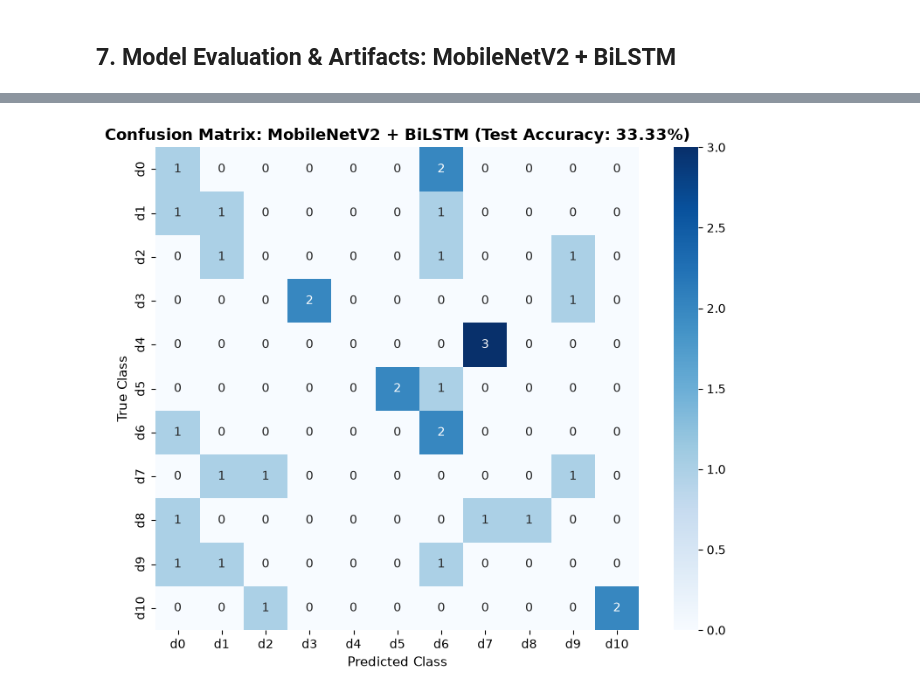
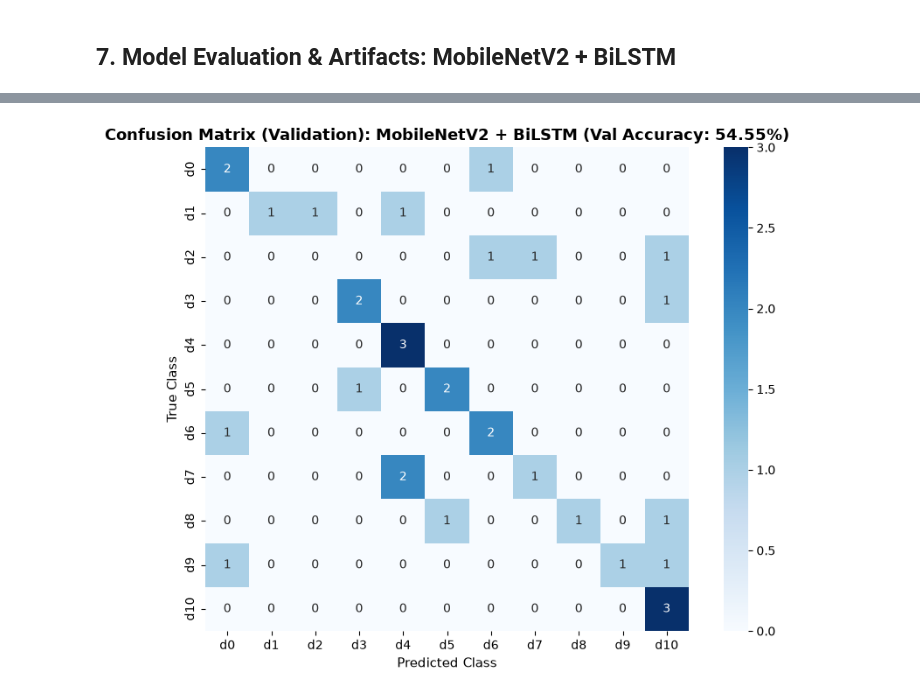
Before and after one commit to LegioN2004/tai-phake-lip-reading, a Jupyter notebook: notebooks/06_MobileNet_pretrained_phase1.ipynb, the cells around one changed output, grey strips where cells are left out. Drawn from its saved outputs; the diff is of its cells as text; code cells hidden in the pictures.

Commit message:
10% fine tuning test on mobilenet v2, 96x96 d type dataset letterboxed, BiLSTM

```diff
--- a/notebooks/06_MobileNet_pretrained_phase1.ipynb
+++ b/notebooks/06_MobileNet_pretrained_phase1.ipynb
@@ -89,9 +89,10 @@ STAGE1_PATIENCE = 8
 # Stage 2: fine-tuning
 STAGE2_LR = 1e-5
 STAGE2_MAX_EPOCHS = 25
+# STAGE2_MAX_EPOCHS = 40
 STAGE2_PATIENCE = 6
 
-FINE_TUNE_FRACTION = 0.20
+FINE_TUNE_FRACTION = 0.30
 
 DIGIT_CLASSES = [f"d{i}" for i in range(NUM_CLASSES)]
 CLASS_TO_ID = {d: i for i, d in enumerate(DIGIT_CLASSES)}
@@ -790,6 +791,24 @@ cm = confusion_matrix(y_test, test_preds, labels=list(range(NUM_CLASSES)))
 
 correct_count = int(np.sum(y_test == test_preds))
 incorrect_count = int(np.sum(y_test != test_preds))
+
+# 1b. Predictions on Validation Speakers & Validation Confusion Matrix
+print(f"\nEvaluating {m_name} + BiLSTM on {len(val_speakers)} Validation Speakers...")
+val_probs = model.predict(
+    X_val,
+    batch_size=BATCH_SIZE,
+    verbose=1
+)
+val_preds = np.argmax(val_probs, axis=1)
+
+val_acc = accuracy_score(y_val, val_preds)
+val_prec = precision_score(y_val, val_preds, average="macro", zero_division=0)
+val_rec = recall_score(y_val, val_preds, average="macro", zero_division=0)
+val_f1 = f1_score(y_val, val_preds, average="macro", zero_division=0)
+cm_val = confusion_matrix(y_val, val_preds, labels=list(range(NUM_CLASSES)))
+
+val_correct_count = int(np.sum(y_val == val_preds))
+val_incorrect_count = int(np.sum(y_val != val_preds))
 
 # 2. Combine Two-Stage Histories for Metrics and Plots
 combined_loss = history1.history["loss"] + history2.history["loss"]
@@ -819,10 +838,15 @@ best_val_acc = float(df_hist.loc[best_epoch - 1, "val_accuracy"])
 model.save(model_dir / "best_model.keras")
 print(f"Saved end-to-end model checkpoint to: {model_dir / 'best_model.keras'}")
 
-# Save classification report
+# Save classification report (Test)
 report_dict = classification_report(y_test, test_preds, target_names=DIGIT_CLASSES, output_dict=True, zero_division=0)
 df_report = pd.DataFrame(report_dict).transpose()
 df_report.to_csv(model_dir / "per_class_metrics.csv")
+
+# Save classification report (Validation)
+report_dict_val = classification_report(y_val, val_preds, target_names=DIGIT_CLASSES, output_dict=True, zero_division=0)
+df_report_val = pd.DataFrame(report_dict_val).transpose()
+df_report_val.to_csv(model_dir / "per_class_metrics_val.csv")
 
 # Model parameters
 total_params = int(model.count_params())
@@ -840,13 +864,20 @@ metrics_summary = {
     "best_epoch": best_epoch,
     "best_val_loss": round(best_val_loss, 4),
     "best_val_accuracy": round(best_val_acc, 4),
+    "val_eval_accuracy": round(val_acc, 4),
+    "val_eval_accuracy_pct": round(val_acc * 100, 2),
+    "val_macro_precision": round(val_prec, 4),
+    "val_macro_recall": round(val_rec, 4),
+    "val_macro_f1": round(val_f1, 4),
     "test_accuracy": round(test_acc, 4),
     "test_accuracy_pct": round(test_acc * 100, 2),
     "test_macro_precision": round(test_prec, 4),
     "test_macro_recall": round(test_rec, 4),
     "test_macro_f1": round(test_f1, 4),
     "correct_test_predictions": correct_count,
-    "incorrect_test_predictions": incorrect_count
+    "incorrect_test_predictions": incorrect_count,
+    "correct_val_predictions": val_correct_count,
+    "incorrect_val_predictions": val_incorrect_count
 }
 with open(model_dir / "metrics.json", "w") as f:
     json.dump(metrics_summary, f, indent=2)
@@ -867,9 +898,28 @@ for c_idx, d_name in enumerate(DIGIT_CLASSES):
     df_test_preds[f"prob_{d_name}"] = test_probs[:, c_idx]
 df_test_preds.to_csv(model_dir / "test_predictions.csv", index=False)
 
-# Save Confusion Matrix CSV
+# Save Predictions for every validation utterance
+df_val_meta = df_manifest[df_manifest["split"] == "val"].copy().reset_index(drop=True)
+df_val_preds = pd.DataFrame({
+    "speaker": df_val_meta["speaker"],
+    "true_digit": df_val_meta["digit"],
+    "true_digit_id": y_val,
+    "pred_digit_id": val_preds,
+    "pred_digit": [ID_TO_CLASS[p] for p in val_preds],
+    "is_correct": (y_val == val_preds),
+    "confidence": np.max(val_probs, axis=1)
+})
+for c_idx, d_name in enumerate(DIGIT_CLASSES):
+    df_val_preds[f"prob_{d_name}"] = val_probs[:, c_idx]
+df_val_preds.to_csv(model_dir / "val_predictions.csv", index=False)
+
+# Save Confusion Matrix CSVs
 df_cm = pd.DataFrame(cm, index=DIGIT_CLASSES, columns=DIGIT_CLASSES)
 df_cm.to_csv(model_dir / "confusion_matrix.csv")
+df_cm.to_csv(model_dir / "confusion_matrix_test.csv")
+
+df_cm_val = pd.DataFrame(cm_val, index=DIGIT_CLASSES, columns=DIGIT_CLASSES)
+df_cm_val.to_csv(model_dir / "confusion_matrix_val.csv")
 
 # ==============================================================================
 # CONSOLIDATED ALL-IN-ONE OUTPUT RESULTS (EASY TO READ AT A GLANCE)
@@ -878,15 +928,19 @@ print("\n" + "=" * 80)
 print(f"                 FINAL EVALUATION SUMMARY: {m_name.upper()} + BiLSTM")
 print("=" * 80)
 print(f"  Test Accuracy:           {test_acc * 100:.2f}%  ({correct_count}/{len(y_test)} correct)")
-print(f"  Validation Accuracy:     {best_val_acc * 100:.2f}%  (Best Epoch: {best_epoch})")
-print(f"  Validation Loss:         {best_val_loss:.4f}")
-print(f"  Macro Precision:         {test_prec:.4f}")
-print(f"  Macro Recall:            {test_rec:.4f}")
-print(f"  Macro F1-Score:          {test_f1:.4f}")
+print(f"  Validation Accuracy:     {val_acc * 100:.2f}%  ({val_correct_count}/{len(y_val)} correct)")
+print(f"  Best Epoch Val Accuracy: {best_val_acc * 100:.2f}%  (Best Epoch: {best_epoch})")
+print(f"  Best Epoch Val Loss:     {best_val_loss:.4f}")
+print(f"  Test Macro Precision:    {test_prec:.4f}")
+print(f"  Test Macro Recall:       {test_rec:.4f}")
+print(f"  Test Macro F1-Score:     {test_f1:.4f}")
 print(f"  Total / Trainable Params:{total_params:,} / {trainable_params:,}")
 print("-" * 80)
 print("Per-Class Metrics (Unseen Test Speakers):")
 display(df_report.loc[DIGIT_CLASSES, ["precision", "recall", "f1-score", "support"]])
+print("-" * 80)
+print("Per-Class Metrics (Validation Speakers):")
+display(df_report_val.loc[DIGIT_CLASSES, ["precision", "recall", "f1-score", "support"]])
 print("=" * 80)
 
 # Training Curves Plot
@@ -918,14 +972,25 @@ plt.tight_layout()
 plt.savefig(model_dir / "training_curves.png", dpi=300)
 plt.show()
 
-# Confusion Matrix Heatmap
+# Validation Confusion Matrix Heatmap
+plt.figure(figsize=(8.5, 6.5))
+sns.heatmap(df_cm_val, annot=True, fmt="d", cmap="Blues", cbar=True, square=True)
+plt.title(f"Confusion Matrix (Validation): {m_name} + BiLSTM (Val Accuracy: {val_acc*100:.2f}%)", fontsize=13, fontweight="bold")
+plt.xlabel("Predicted Class", fontsize=11)
+plt.ylabel("True Class", fontsize=11)
+plt.tight_layout()
+plt.savefig(model_dir / "confusion_matrix_val.png", dpi=300)
+plt.show()
+
+# Test Confusion Matrix Heatmap
 plt.figure(figsize=(8.5, 6.5))
 sns.heatmap(df_cm, annot=True, fmt="d", cmap="Blues", cbar=True, square=True)
-plt.title(f"Confusion Matrix: {m_name} + BiLSTM (Test Accuracy: {test_acc*100:.2f}%)", fontsize=13, fontweight="bold")
+plt.title(f"Confusion Matrix (Test): {m_name} + BiLSTM (Test Accuracy: {test_acc*100:.2f}%)", fontsize=13, fontweight="bold")
 plt.xlabel("Predicted Class", fontsize=11)
 plt.ylabel("True Class", fontsize=11)
 plt.tight_layout()
 plt.savefig(model_dir / "confusion_matrix.png", dpi=300)
+plt.savefig(model_dir / "confusion_matrix_test.png", dpi=300)
 plt.show()
 
 print(f"\nAll model artifacts saved to: {model_dir.resolve()}")
@@ -963 +1046 @@ Per-Class Metrics (Unseen Test Speakers):
-[figure, old version]
+[figure, new version]
```
Also changed, not shown: parts of 3 cells of this notebook, 13 other files.
